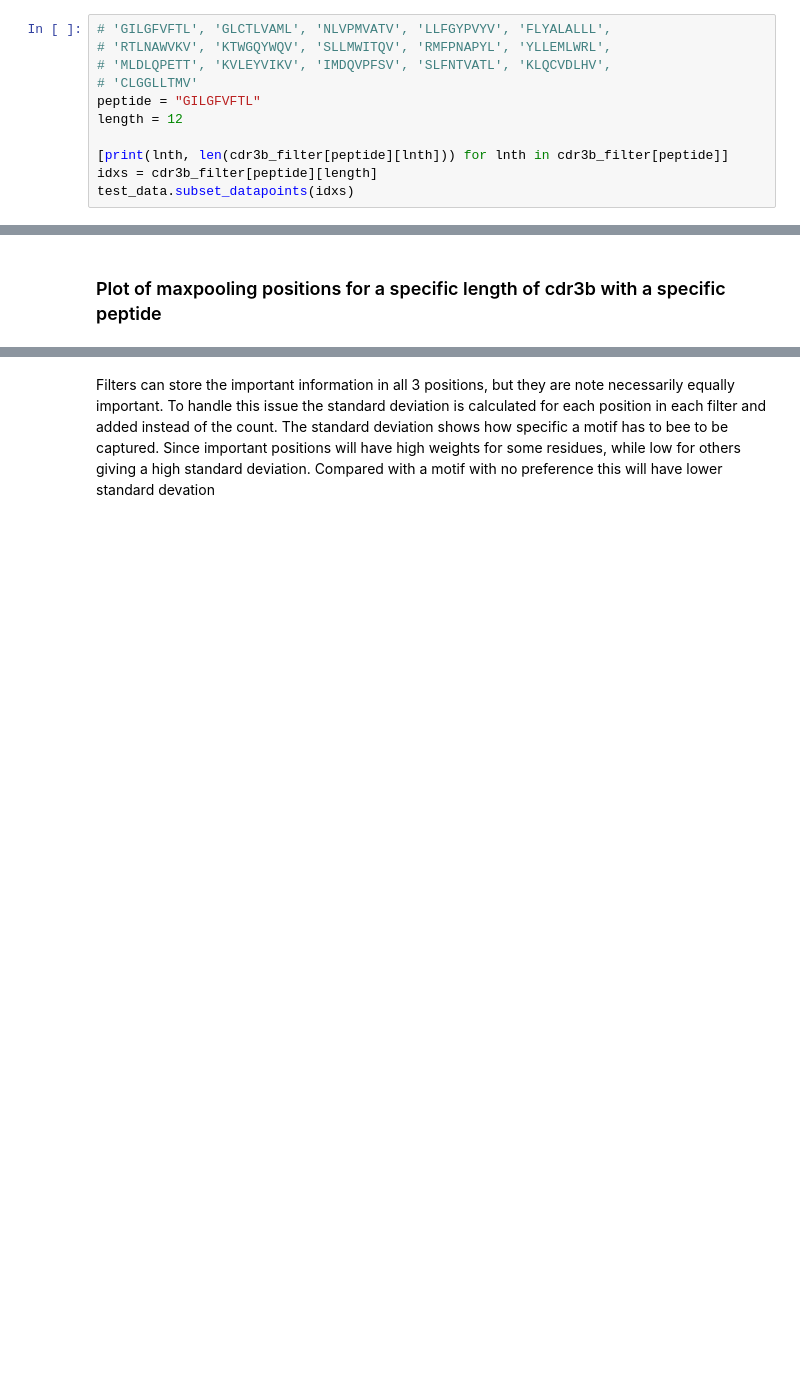
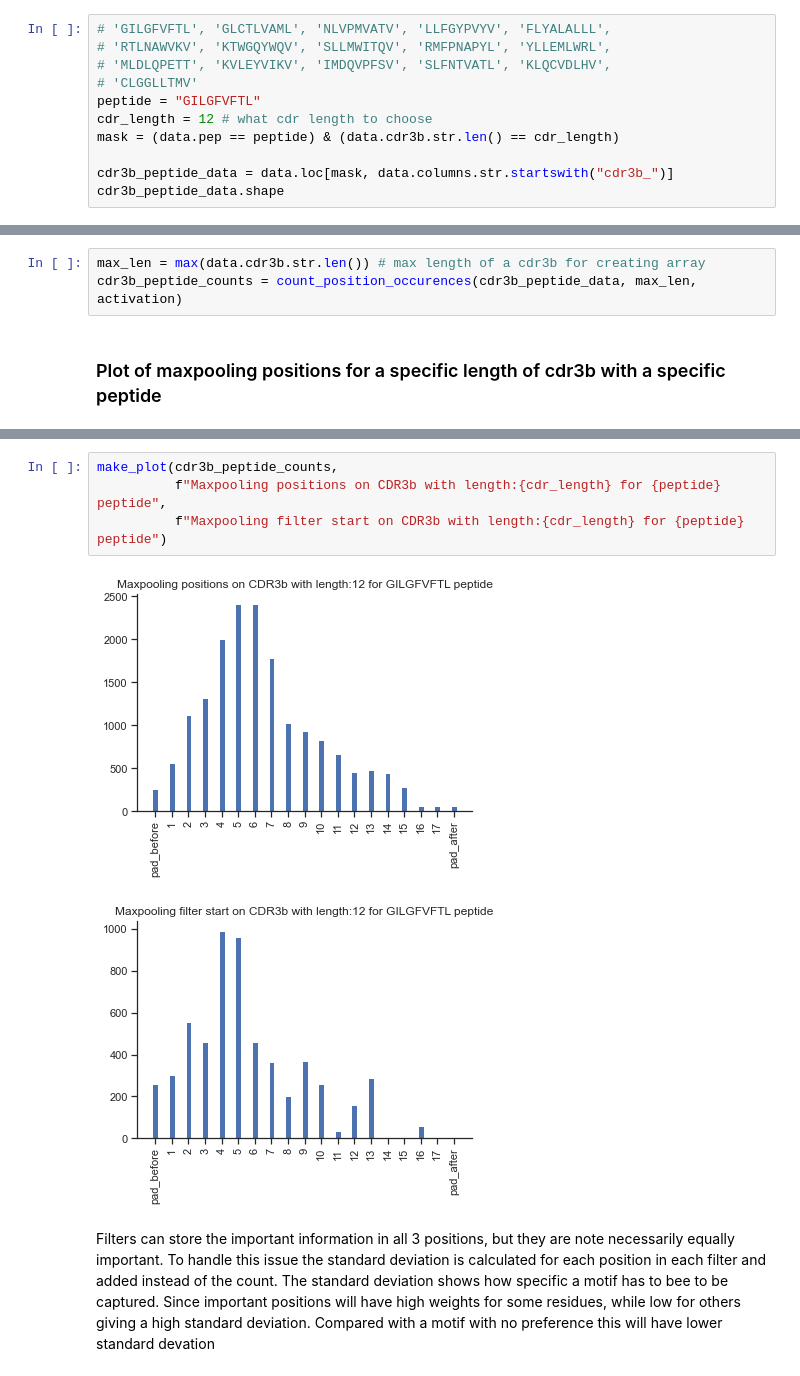
Before and after one commit to chrhjoh/speciale, a Jupyter notebook: modeling/src/03_analyze_cdr_cnn.ipynb, the cells around one changed output, grey strips where cells are left out. Cells and saved outputs as stored; diff of their text form; blank space fills up the shorter version.

```diff
--- a/modeling/src/03_analyze_cdr_cnn.ipynb
+++ b/modeling/src/03_analyze_cdr_cnn.ipynb
@@ -282,9 +225,9 @@ Select peptide and cdr3 length from the list below
 # 'MLDLQPETT', 'KVLEYVIKV', 'IMDQVPFSV', 'SLFNTVATL', 'KLQCVDLHV',
 # 'CLGGLLTMV'
 peptide = "GILGFVFTL"
-length = 12
+cdr_length = 12 # what cdr length to choose
+mask = (data.pep == peptide) & (data.cdr3b.str.len() == cdr_length)
 
-[print(lnth, len(cdr3b_filter[peptide][lnth])) for lnth in cdr3b_filter[peptide]]
-idxs = cdr3b_filter[peptide][length]
-test_data.subset_datapoints(idxs)
+cdr3b_peptide_data = data.loc[mask, data.columns.str.startswith("cdr3b_")]
+cdr3b_peptide_data.shape
 # %% [output]
@@ -325,2 +235,5 @@ for i in range(idxs.shape[1]):
+# %%
+max_len = max(data.cdr3b.str.len()) # max length of a cdr3b for creating array
+cdr3b_peptide_counts = count_position_occurences(cdr3b_peptide_data, max_len, activation)
 # %% [markdown]
 ### Plot of maxpooling positions for a specific length of cdr3b with a specific peptide
@@ -352,2 +240,9 @@ Text(0.5, 1.0, 'Maxpooling filter start on CDR3b with length:12 for GILGFVFTL pe
+# %%
+make_plot(cdr3b_peptide_counts,
+          f"Maxpooling positions on CDR3b with length:{cdr_length} for {peptide} peptide",
+          f"Maxpooling filter start on CDR3b with length:{cdr_length} for {peptide} peptide")
+# %% [output]
+[figure, added]
+[figure, added]
 # %% [markdown]
 Filters can store the important information in all 3 positions, but they are note necessarily equally important. To handle this issue the standard deviation is calculated for each position in each filter and added instead of the count. The standard deviation shows how specific a motif has to bee to be captured. Since important positions will have high weights for some residues, while low for others giving a high standard deviation. Compared with a motif with no preference this will have lower standard devation
```
Also changed, not shown: parts of 72 cells of this notebook, 6 other files.
